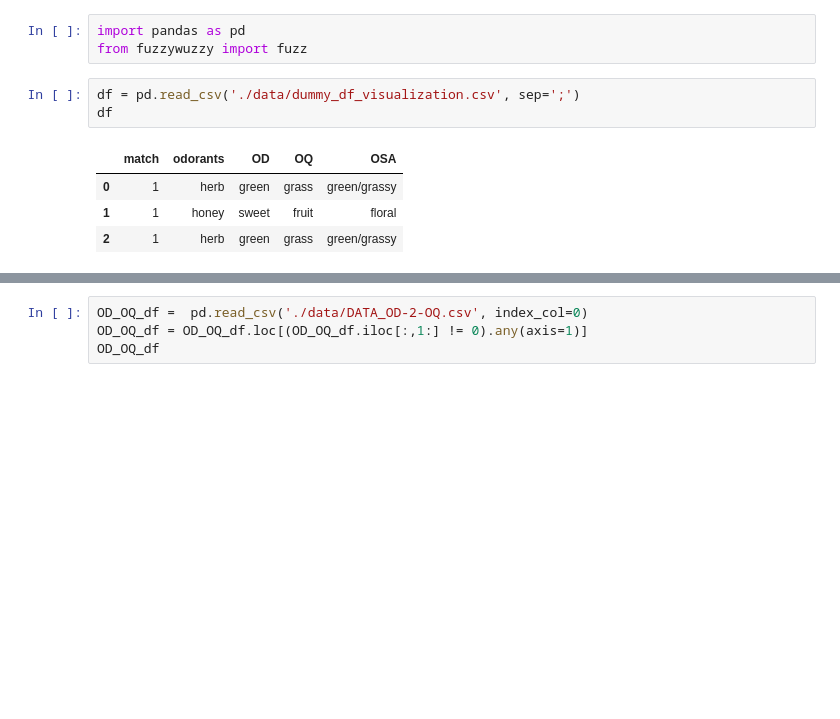
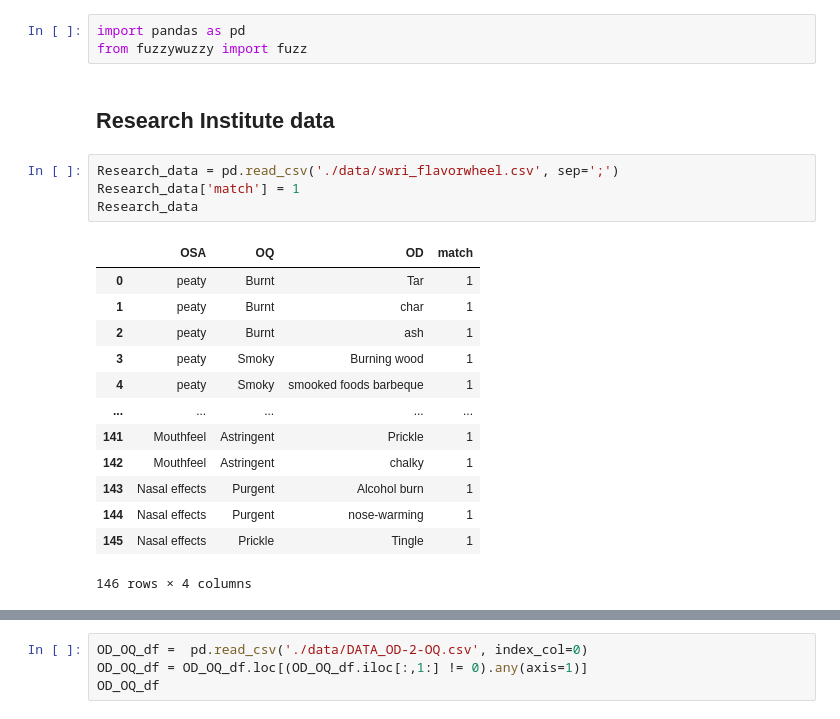
Before and after one commit to rengesf/flavorpred, a Jupyter notebook: visualization.ipynb, the cells around one changed output, grey strips where cells are left out. Saved outputs shown, nothing was run; the diff lists cells and outputs as text; blank space fills up the shorter version.

Commit message:
added new workflow for reasearch institute data as well as added data itself

```diff
--- a/visualization.ipynb
+++ b/visualization.ipynb
@@ -9,11 +9,23 @@ match - odorants - OD - OQ - OSA
 # %%
 import pandas as pd
 from fuzzywuzzy import fuzz
+# %% [markdown]
+## Research Institute data
 # %%
-df = pd.read_csv('./data/dummy_df_visualization.csv', sep=';')
-df
+Research_data = pd.read_csv('./data/swri_flavorwheel.csv', sep=';')
+Research_data['match'] = 1
+Research_data
 # %% [output]
-|  | match | odorants | OD | OQ | OSA |
-| 0 | 1 | herb | green | grass | green/grassy |
-| 1 | 1 | honey | sweet | fruit | floral |
-| 2 | 1 | herb | green | grass | green/grassy |
+|  | OSA | OQ | OD | match |
+| 0 | peaty | Burnt | Tar | 1 |
+| 1 | peaty | Burnt | char | 1 |
+| 2 | peaty | Burnt | ash | 1 |
+| 3 | peaty | Smoky | Burning wood | 1 |
+| 4 | peaty | Smoky | smooked foods barbeque | 1 |
+| ... | ... | ... | ... | ... |
+| 141 | Mouthfeel | Astringent | Prickle | 1 |
+| 142 | Mouthfeel | Astringent | chalky | 1 |
+| 143 | Nasal effects | Purgent | Alcohol burn | 1 |
+| 144 | Nasal effects | Purgent | nose-warming | 1 |
+| 145 | Nasal effects | Prickle | Tingle | 1 |
+146 rows × 4 columns
```
Also changed, not shown: parts of 17 cells of this notebook, 6 other files.
